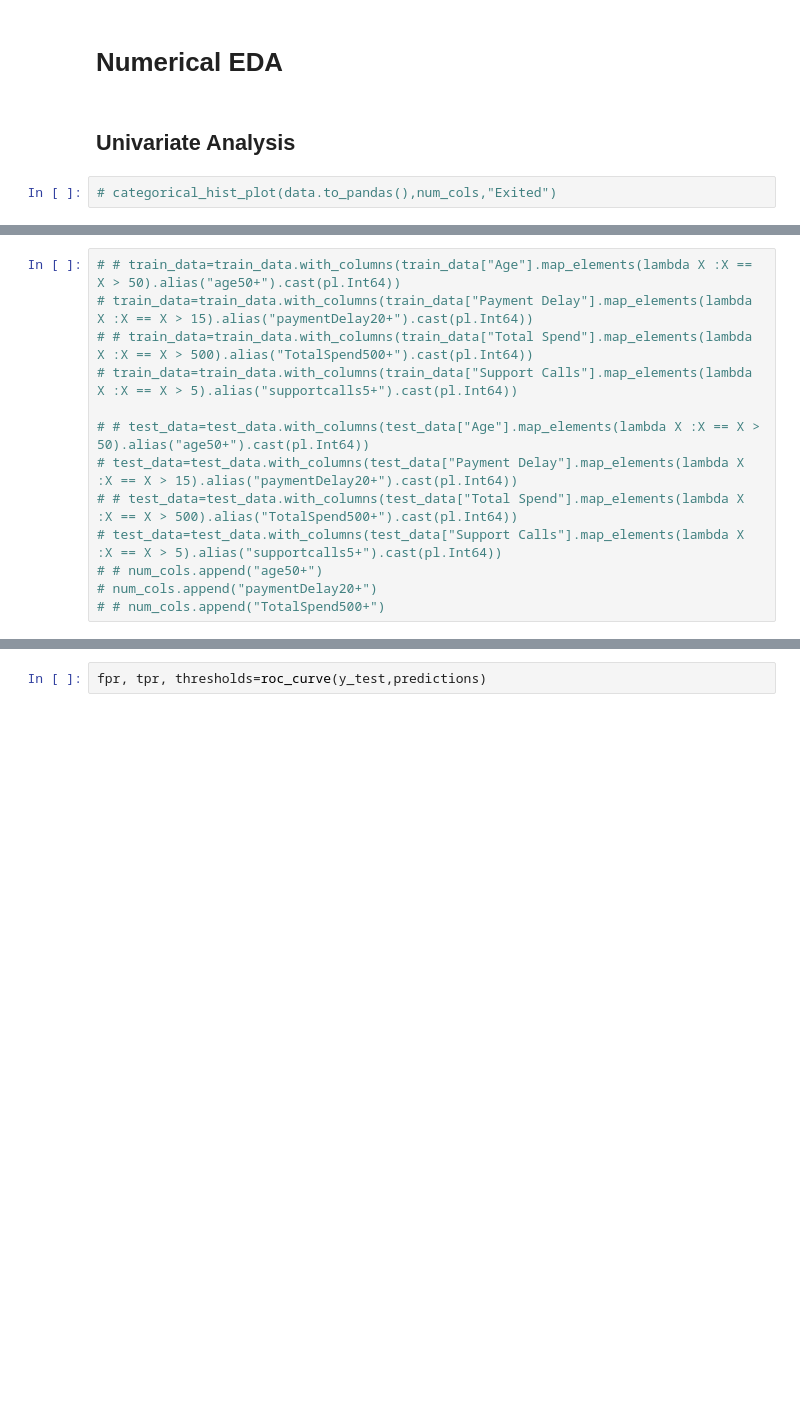
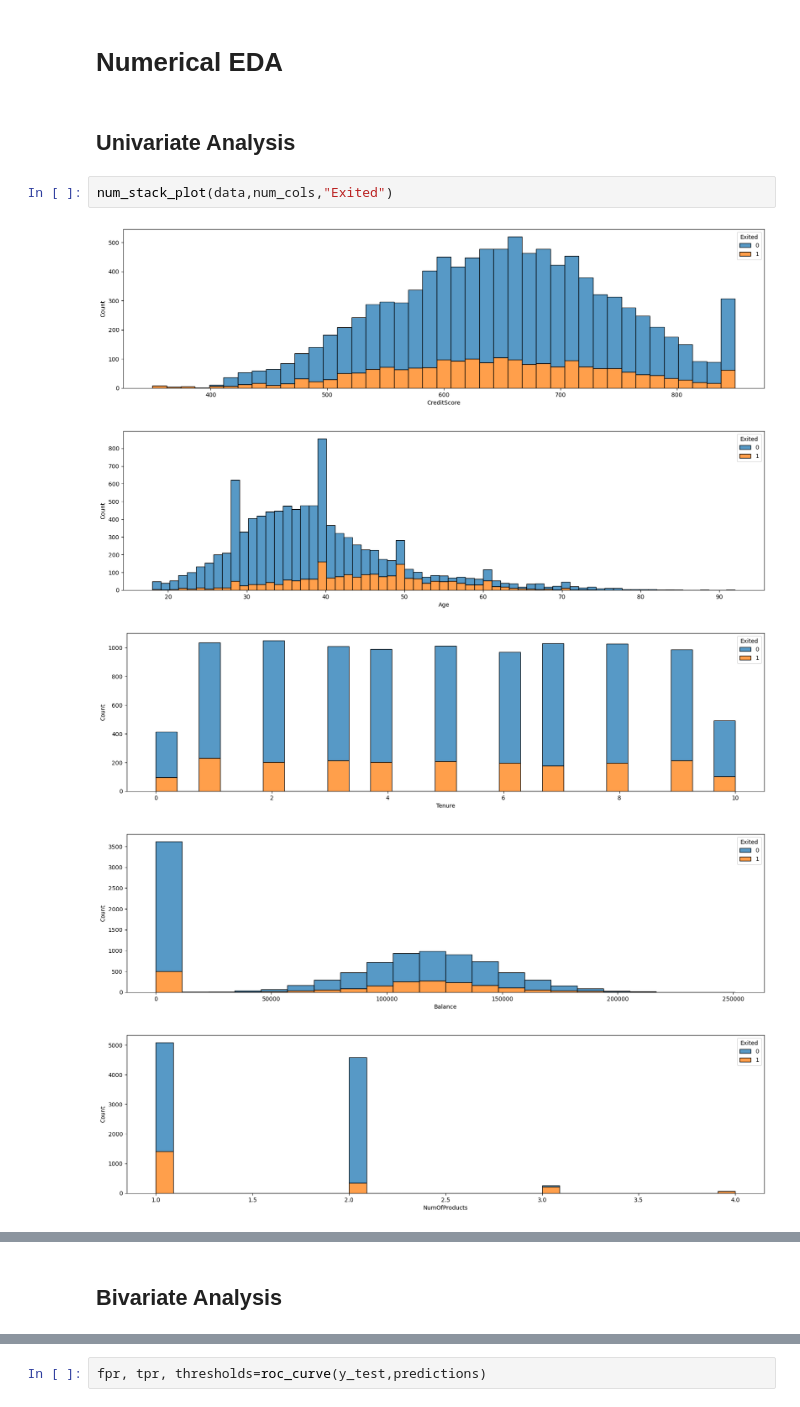
Before and after one commit to Ravikumarchavva/ML_Playground, a Jupyter notebook: week2_classification/Day1_preprocessFor_Binary/perprocess.ipynb, the cells around one changed output, grey strips where cells are left out. Saved outputs shown, nothing was run; the diff lists cells and outputs as text; blank space fills up the shorter version.

```diff
--- a/week2_classification/Day1_preprocessFor_Binary/perprocess.ipynb
+++ b/week2_classification/Day1_preprocessFor_Binary/perprocess.ipynb
@@ -99,4 +99,10 @@ shape: (2, 2)
 # %% [markdown]
 ## Univariate Analysis
 # %%
-# categorical_hist_plot(data.to_pandas(),num_cols,"Exited")
+num_stack_plot(data,num_cols,"Exited")
+# %% [output]
+[figure, added]
+[figure, added]
+[figure, added]
+[figure, added]
+[figure, added]
@@ -103,13 +112,2 @@ shape: (2, 2)
-# %%
-# # train_data=train_data.with_columns(train_data["Age"].map_elements(lambda X :X == X > 50).alias("age50+").cast(pl.Int64))
-# train_data=train_data.with_columns(train_data["Payment Delay"].map_elements(lambda X :X == X > 15).alias("paymentDelay20+").cast(pl.Int64))
-# # train_data=train_data.with_columns(train_data["Total Spend"].map_elements(lambda X :X == X > 500).alias("TotalSpend500+").cast(pl.Int64))
-# train_data=train_data.with_columns(train_data["Support Calls"].map_elements(lambda X :X == X > 5).alias("supportcalls5+").cast(pl.Int64))
-
-# # test_data=test_data.with_columns(test_data["Age"].map_elements(lambda X :X == X > 50).alias("age50+").cast(pl.Int64))
-# test_data=test_data.with_columns(test_data["Payment Delay"].map_elements(lambda X :X == X > 15).alias("paymentDelay20+").cast(pl.Int64))
-# # test_data=test_data.with_columns(test_data["Total Spend"].map_elements(lambda X :X == X > 500).alias("TotalSpend500+").cast(pl.Int64))
-# test_data=test_data.with_columns(test_data["Support Calls"].map_elements(lambda X :X == X > 5).alias("supportcalls5+").cast(pl.Int64))
-# # num_cols.append("age50+")
-# num_cols.append("paymentDelay20+")
-# # num_cols.append("TotalSpend500+")
+# %% [markdown]
+## Bivariate Analysis
```
Also changed, not shown: parts of 25 cells of this notebook, 1 other file.
